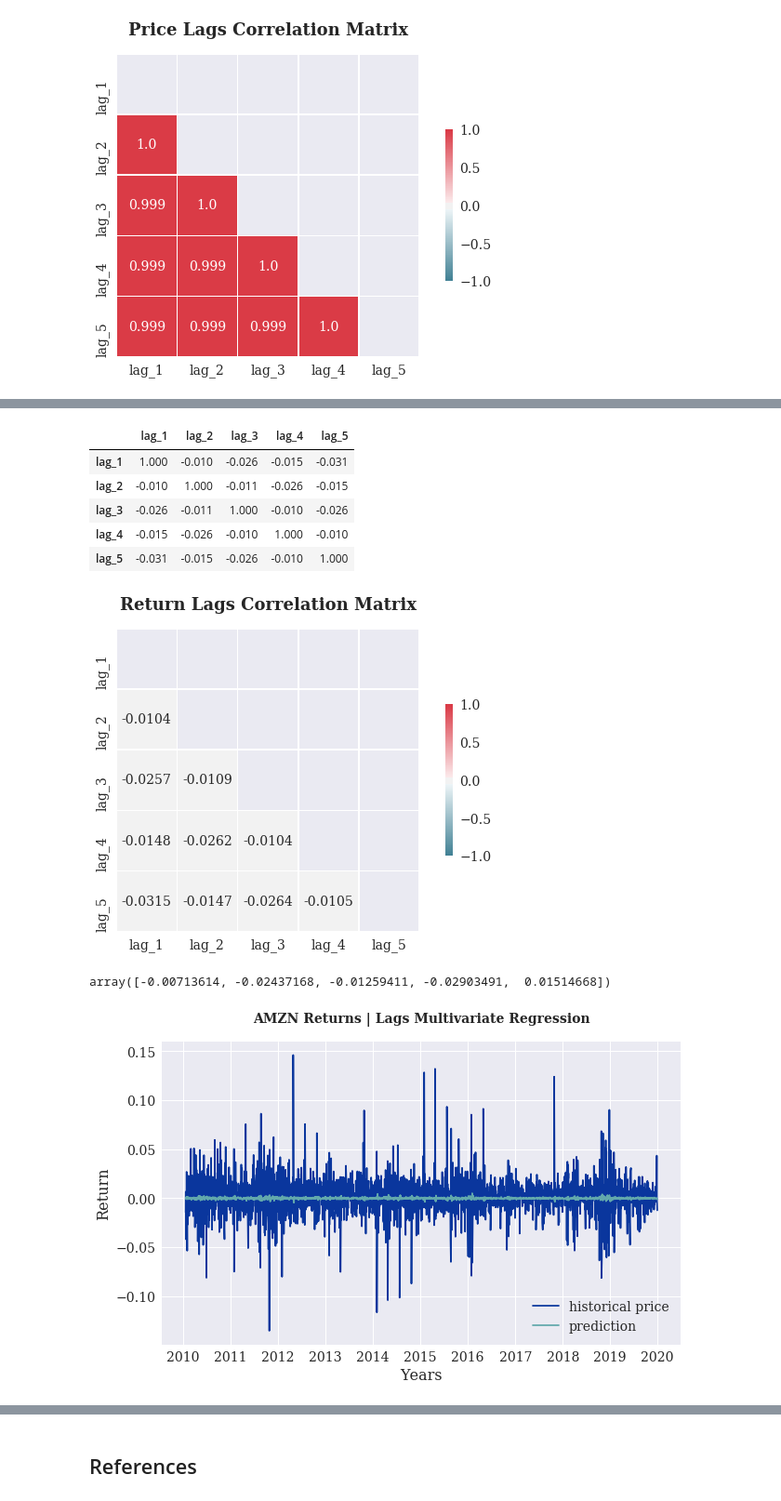
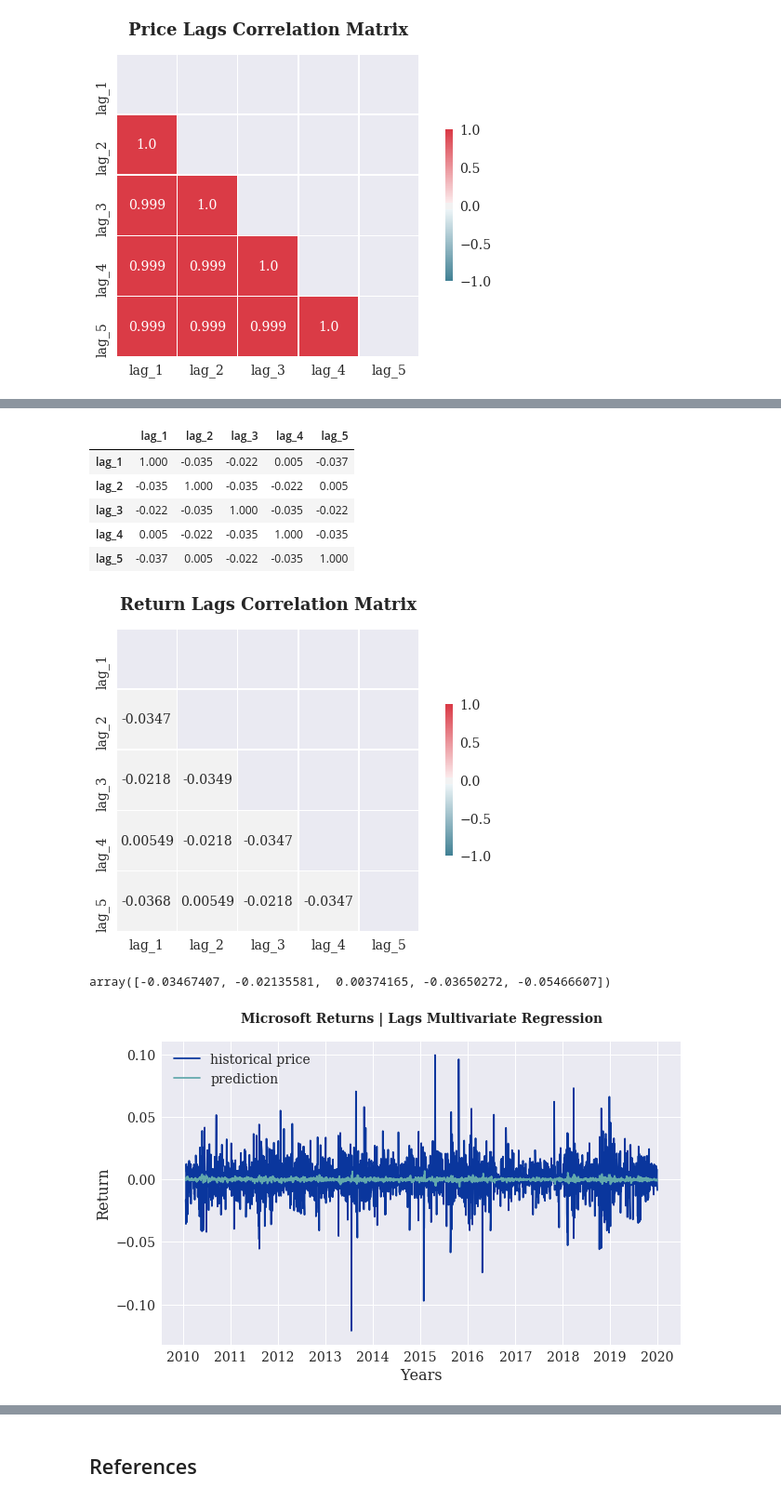
Before and after one commit to mateomarks/Algorithmic-Trading, a Jupyter notebook: 02 ML Based Strategies.ipynb, the cells around one changed output, grey strips where cells are left out. Shown at 93% size. Cells and saved outputs as stored; diff of their text form; code cells hidden in the pictures.

```diff
--- a/02 ML Based Strategies.ipynb
+++ b/02 ML Based Strategies.ipynb
@@ -39,7 +39,7 @@ plt.rc('figure', titlesize=BIGGER_SIZE)  # fontsize of the figure title
 
 plt.rc('figure', figsize=(10,6))
 # %%
-symbol = ["AMZN"]
+symbol = ["MSFT"]
 rawdata = yf.download(symbol, start="2010-01-01", end="2019-12-31")
 rawdata = pd.DataFrame(rawdata['Close'])
 rawdata.columns = ['price']
@@ -177,11 +177,11 @@ b = rets[cols].corr()
 b.round(3)
 # %% [output]
 |  | lag_1 | lag_2 | lag_3 | lag_4 | lag_5 |
-| lag_1 | 1.000 | -0.010 | -0.026 | -0.015 | -0.031 |
-| lag_2 | -0.010 | 1.000 | -0.011 | -0.026 | -0.015 |
-| lag_3 | -0.026 | -0.011 | 1.000 | -0.010 | -0.026 |
-| lag_4 | -0.015 | -0.026 | -0.010 | 1.000 | -0.010 |
-| lag_5 | -0.031 | -0.015 | -0.026 | -0.010 | 1.000 |
+| lag_1 | 1.000 | -0.035 | -0.022 | 0.005 | -0.037 |
+| lag_2 | -0.035 | 1.000 | -0.035 | -0.022 | 0.005 |
+| lag_3 | -0.022 | -0.035 | 1.000 | -0.035 | -0.022 |
+| lag_4 | 0.005 | -0.022 | -0.035 | 1.000 | -0.035 |
+| lag_5 | -0.037 | 0.005 | -0.022 | -0.035 | 1.000 |
 # %%
 mask = np.triu(np.ones_like(b, dtype=np.bool))
 f, ax = plt.subplots(figsize=(10, 6))
@@ -191,26 +191,26 @@ sns.heatmap(b, mask=mask, cmap=cmap ,  annot=True ,fmt=".3",vmin=-1, vmax=1, cen
 plt.title('Return Lags Correlation Matrix',fontsize=18,fontweight="bold", pad=20);
 # plt.savefig('returns_corr.png', facecolor='None')
 # %% [output]
-[figure, old version]
+[figure, new version]
 # %%
 reg = np.linalg.lstsq(rets[cols], rets['returns'],
                       rcond=None)[0]
 reg
 # %% [output]
-array([-0.00713614, -0.02437168, -0.01259411, -0.02903491,  0.01514668])
+array([-0.03467407, -0.02135581,  0.00374165, -0.03650272, -0.05466607])
 # %%
 rets['prediction'] = np.dot(rets[cols], reg)
 # %%
 plt.figure()
-plt.title('AMZN Returns | Lags Multivariate Regression',fontweight="bold", pad=20)
+plt.title('Microsoft Returns | Lags Multivariate Regression',fontweight="bold", pad=20)
 plt.xlabel('Years')
 plt.ylabel('Return')
 plt.plot(rets['returns'].iloc[lags:], label='historical price', color='#0A369D')
 plt.plot(rets['prediction'].iloc[lags:], label='prediction', color='#62a8ac')
 plt.legend(loc=0);
 # plt.savefig('returns_multi.png', facecolor='None')
 # %% [output]
-[figure, old version]
+[figure, new version]
 # %%
 rets['prediction'] = np.sign(rets['prediction'])
 # %%
```
Also changed, not shown: parts of 26 cells of this notebook.
